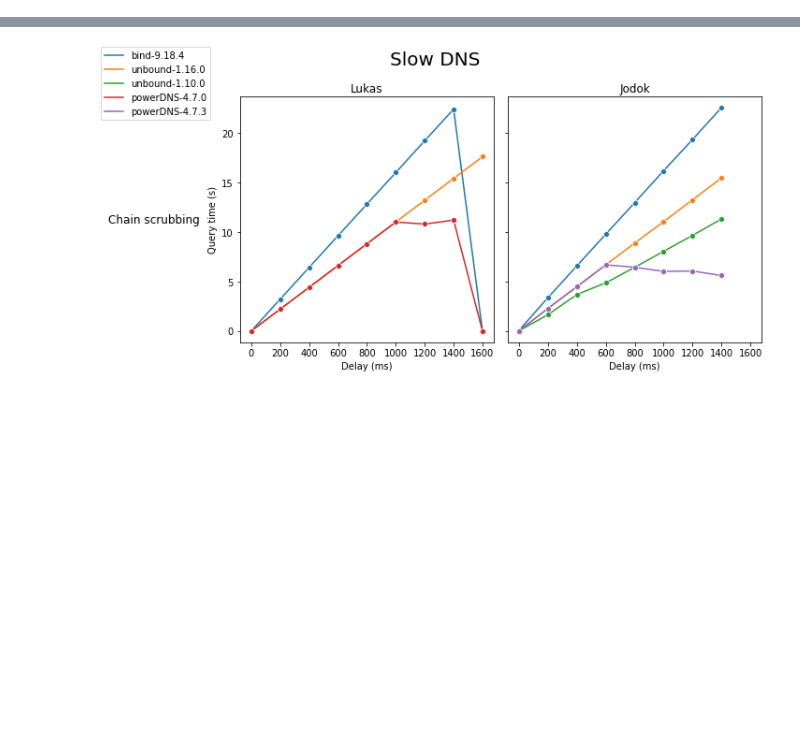
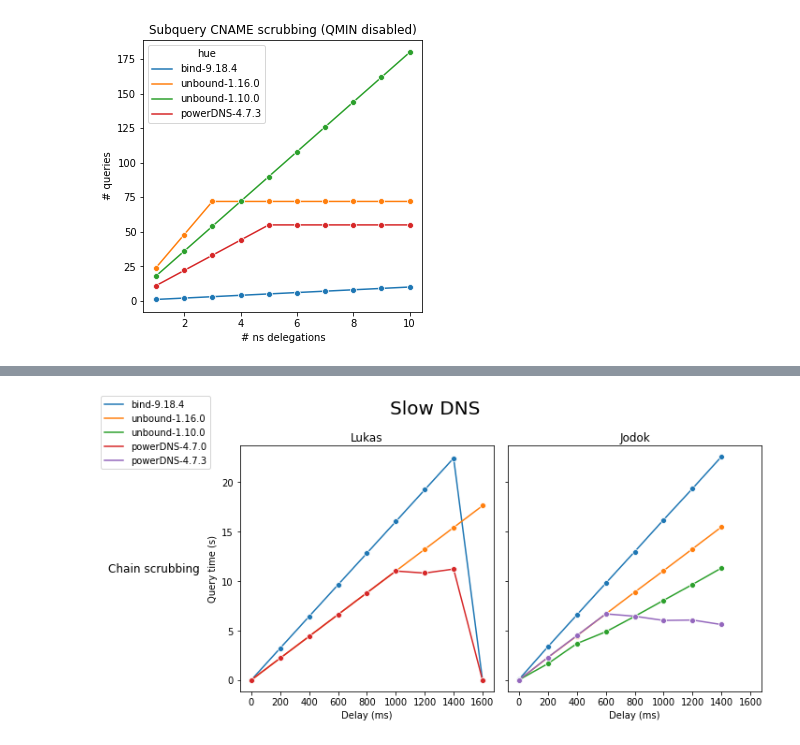
Before and after one commit to jaymoneyjay/dns-testbed, a Jupyter notebook: results/plotter.ipynb, the cells around one changed output, grey strips where cells are left out. Saved outputs shown, nothing was run; the diff lists cells and outputs as text; code cells hidden in the pictures; blank space fills up the shorter version.

```diff
--- a/results/plotter.ipynb
+++ b/results/plotter.ipynb
@@ -46,0 +65,5 @@ def generate_subplots(dfs, title, x_label, y_label, row_annots, col_annots, hue_
+# %%
+df = pd.read_csv("subquery+CNAME+scrubbing_QMIN=disabled/data.csv")
+generate_plot(df, "Subquery CNAME scrubbing (QMIN disabled)", "# ns delegations", "# queries")
+# %% [output]
+[figure, added]
```
Also changed, not shown: parts of 8 cells of this notebook, 7 other files.
